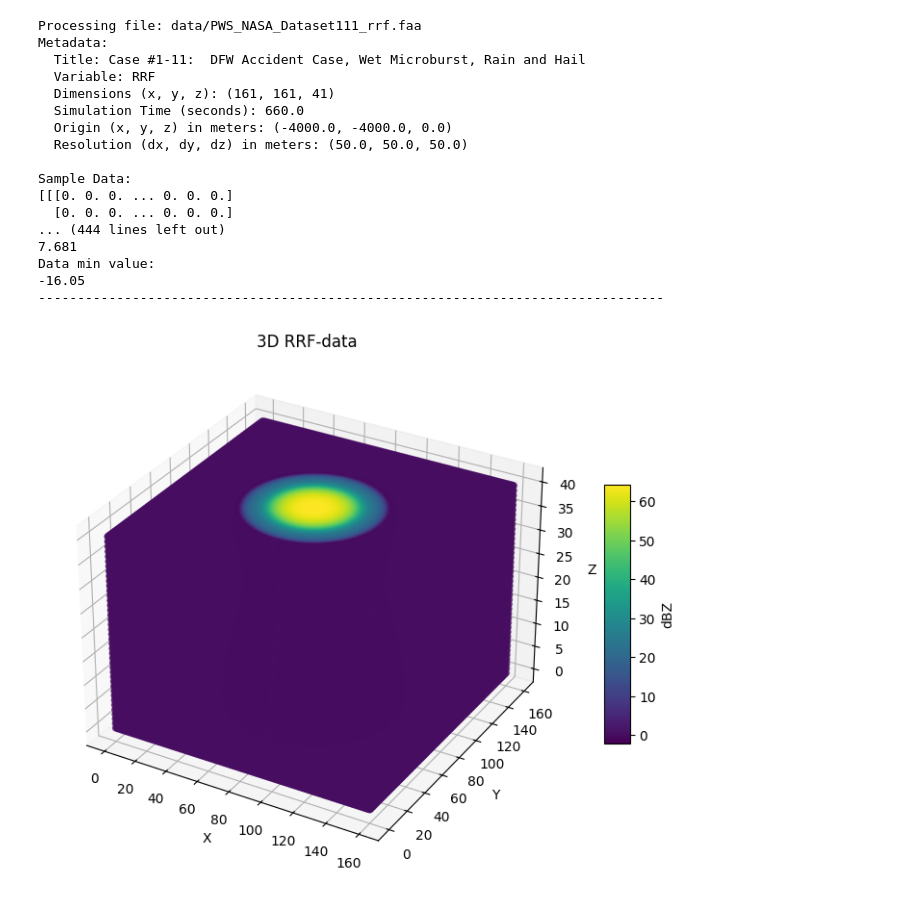
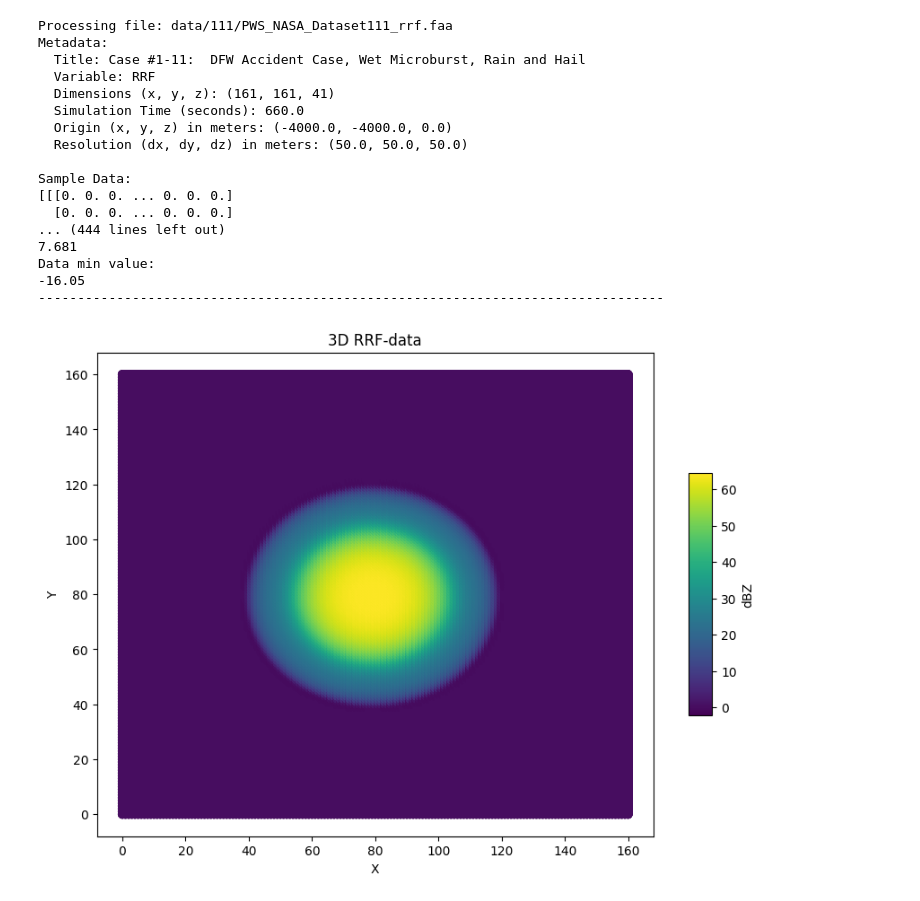
Before and after one commit to DmitryZSer/Meteo_RLS, a Jupyter notebook: main.ipynb, the cells around one changed output. Saved outputs shown, nothing was run; the diff lists cells and outputs as text; code cells hidden in the pictures.

```diff
--- a/main.ipynb
+++ b/main.ipynb
@@ -6,14 +6,14 @@ from mpl_toolkits.mplot3d import Axes3D
 from matplotlib.animation import FuncAnimation
 # %%
 file_list = [
-    "data/PWS_NASA_Dataset111_rrf.faa",
-    "data/PWS_NASA_Dataset111_u.faa",
-    "data/PWS_NASA_Dataset111_v.faa",
-    "data/PWS_NASA_Dataset111_w.faa"
+    "data/111/PWS_NASA_Dataset111_rrf.faa",
+    "data/111/PWS_NASA_Dataset111_u.faa",
+    "data/111/PWS_NASA_Dataset111_v.faa",
+    "data/111/PWS_NASA_Dataset111_w.faa"
 ]
 print_pws_files_data(file_list)
 # %% [output]
-Processing file: data/PWS_NASA_Dataset111_rrf.faa
+Processing file: data/111/PWS_NASA_Dataset111_rrf.faa
 Metadata:
   Title: Case #1-11:  DFW Accident Case, Wet Microburst, Rain and Hail
   Variable: RRF
@@ -31,33 +31,32 @@ Data min value:
 -16.05
 --------------------------------------------------------------------------------
 # %%
-file_path = "data/PWS_NASA_Dataset111_rrf.faa"
+file_path = "data/111/PWS_NASA_Dataset111_rrf.faa"
 data = read_pws_file(file_path)
 
 u_data = data['data']  # ix, iy, iz
 x_dim, y_dim, z_dim = u_data.shape
 
 x = np.arange(x_dim)
 y = np.arange(y_dim)
 z = np.arange(z_dim)
 X, Y, Z = np.meshgrid(x, y, z, indexing='ij')
 
 X_flat = X.flatten()
 Y_flat = Y.flatten()
 Z_flat = Z.flatten()
 U_flat = u_data.flatten()
 
 fig = plt.figure(figsize=(10, 7))
-ax = fig.add_subplot(111, projection='3d')
+ax = fig.add_subplot(111)
 scatter = ax.scatter(X_flat, Y_flat, Z_flat, c=U_flat, cmap='viridis')
 
 cbar = fig.colorbar(scatter, ax=ax, shrink=0.5, aspect=10)
 cbar.set_label('dBZ')
 
 ax.set_xlabel('X')
 ax.set_ylabel('Y')
-ax.set_zlabel('Z')
 plt.title('3D RRF-data')
 plt.show()
 # %% [output]
-[figure, old version]
+[figure, new version]
```
Also changed, not shown: parts of 18 cells of this notebook, 13 other files.
